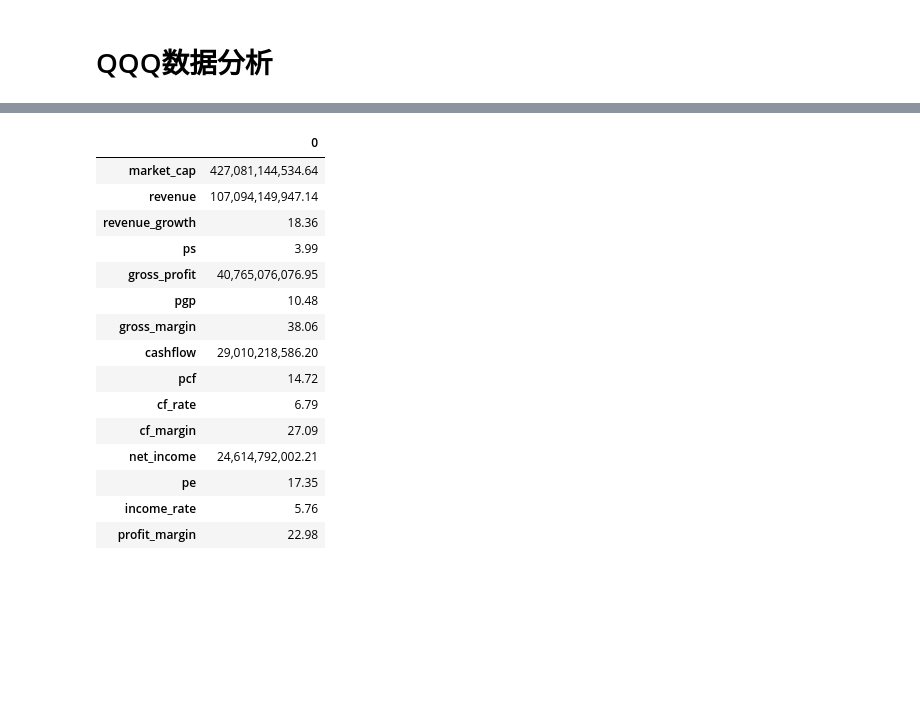
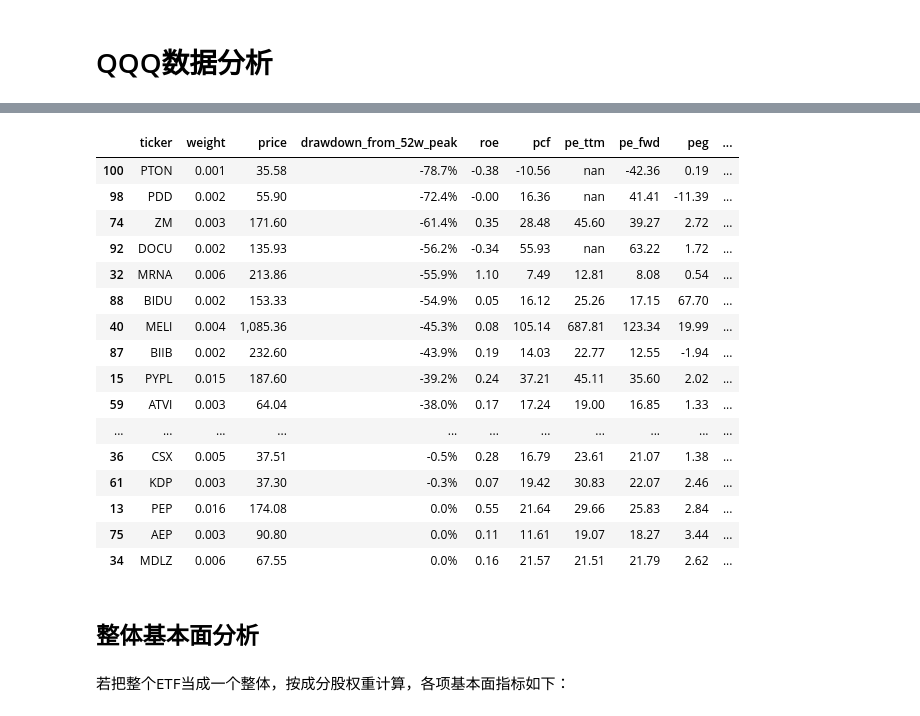
Before and after one commit to koalainfotech/skydog, a Jupyter notebook: notebooks/QQQ Analysis.ipynb, the cells around one changed output, grey strips where cells are left out. Cells and saved outputs as stored; diff of their text form; code cells hidden in the pictures; blank space fills up the shorter version.

```diff
--- a/notebooks/QQQ Analysis.ipynb
+++ b/notebooks/QQQ Analysis.ipynb
@@ -28,3 +50,3 @@ df_port=pd.read_csv('../data/share/nasdaq100components.csv')
 # %%
-df_metric=pd.read_csv('../data/share/nasdaq100_component_metric.csv')
-df_metric
+df_stock=pd.read_csv('../data/share/qqq_holidngs_info.csv')
+df_metric=gd.get_port_holding_metric(df_stock)
@@ -69,2 +52,0 @@ df_port=pd.DataFrame({'ticker':['BABA','0700.HK'],'weight':[50,50]})
-# %%
-df_metric,df_stock=gd.get_port_component_metrics(df_port)
@@ -80,21 +53,36 @@ df_metric
+# %%
+
+df_metric.reindex(columns=['ticker','weight','price','drawdown_from_52w_peak','roe','pcf','pe_ttm',
+                'pe_fwd','peg','gross_margin','cf_margin'])\
+                .sort_values(by='drawdown_from_52w_peak')\
+                .style.format(precision=2,thousands=',',formatter={'weight':'{:.3f}',
+                                                                    'drawdown_from_52w_peak':'{:.1f}%',
+                                                                    'gross_margin':'{:.2f}%',
+                                                                    'cf_margin':'{:.2f}%',
+
+
+                                                                    })
+# %% [output]
+|  | ticker | weight | price | drawdown_from_52w_peak | roe | pcf | pe_ttm | pe_fwd | peg | ... |
+| 100 | PTON | 0.001 | 35.58 | -78.7% | -0.38 | -10.56 | nan | -42.36 | 0.19 | ... |
+| 98 | PDD | 0.002 | 55.90 | -72.4% | -0.00 | 16.36 | nan | 41.41 | -11.39 | ... |
+| 74 | ZM | 0.003 | 171.60 | -61.4% | 0.35 | 28.48 | 45.60 | 39.27 | 2.72 | ... |
+| 92 | DOCU | 0.002 | 135.93 | -56.2% | -0.34 | 55.93 | nan | 63.22 | 1.72 | ... |
+| 32 | MRNA | 0.006 | 213.86 | -55.9% | 1.10 | 7.49 | 12.81 | 8.08 | 0.54 | ... |
+| 88 | BIDU | 0.002 | 153.33 | -54.9% | 0.05 | 16.12 | 25.26 | 17.15 | 67.70 | ... |
+| 40 | MELI | 0.004 | 1,085.36 | -45.3% | 0.08 | 105.14 | 687.81 | 123.34 | 19.99 | ... |
+| 87 | BIIB | 0.002 | 232.60 | -43.9% | 0.19 | 14.03 | 22.77 | 12.55 | -1.94 | ... |
+| 15 | PYPL | 0.015 | 187.60 | -39.2% | 0.24 | 37.21 | 45.11 | 35.60 | 2.02 | ... |
+| 59 | ATVI | 0.003 | 64.04 | -38.0% | 0.17 | 17.24 | 19.00 | 16.85 | 1.33 | ... |
+| ... | ... | ... | ... | ... | ... | ... | ... | ... | ... | ... |
+| 36 | CSX | 0.005 | 37.51 | -0.5% | 0.28 | 16.79 | 23.61 | 21.07 | 1.38 | ... |
+| 61 | KDP | 0.003 | 37.30 | -0.3% | 0.07 | 19.42 | 30.83 | 22.07 | 2.46 | ... |
+| 13 | PEP | 0.016 | 174.08 | 0.0% | 0.55 | 21.64 | 29.66 | 25.83 | 2.84 | ... |
+| 75 | AEP | 0.003 | 90.80 | 0.0% | 0.11 | 11.61 | 19.07 | 18.27 | 3.44 | ... |
+| 34 | MDLZ | 0.006 | 67.55 | 0.0% | 0.16 | 21.57 | 21.51 | 21.79 | 2.62 | ... |
+# %% [markdown]
+## 整体基本面分析
+# %% [markdown]
+若把整个ETF当成一个整体，按成分股权重计算，各项基本面指标如下：
 # %%
 df_port_metric=gd.get_port_metric(df_metric)
-# %%
-df_port_metric
-# %% [output]
-|  | 0 |
-| market_cap | 427,081,144,534.64 |
-| revenue | 107,094,149,947.14 |
-| revenue_growth | 18.36 |
-| ps | 3.99 |
-| gross_profit | 40,765,076,076.95 |
-| pgp | 10.48 |
-| gross_margin | 38.06 |
-| cashflow | 29,010,218,586.20 |
-| pcf | 14.72 |
-| cf_rate | 6.79 |
-| cf_margin | 27.09 |
-| net_income | 24,614,792,002.21 |
-| pe | 17.35 |
-| income_rate | 5.76 |
-| profit_margin | 22.98 |
```
Also changed, not shown: parts of 15 cells of this notebook, 10 other files.
